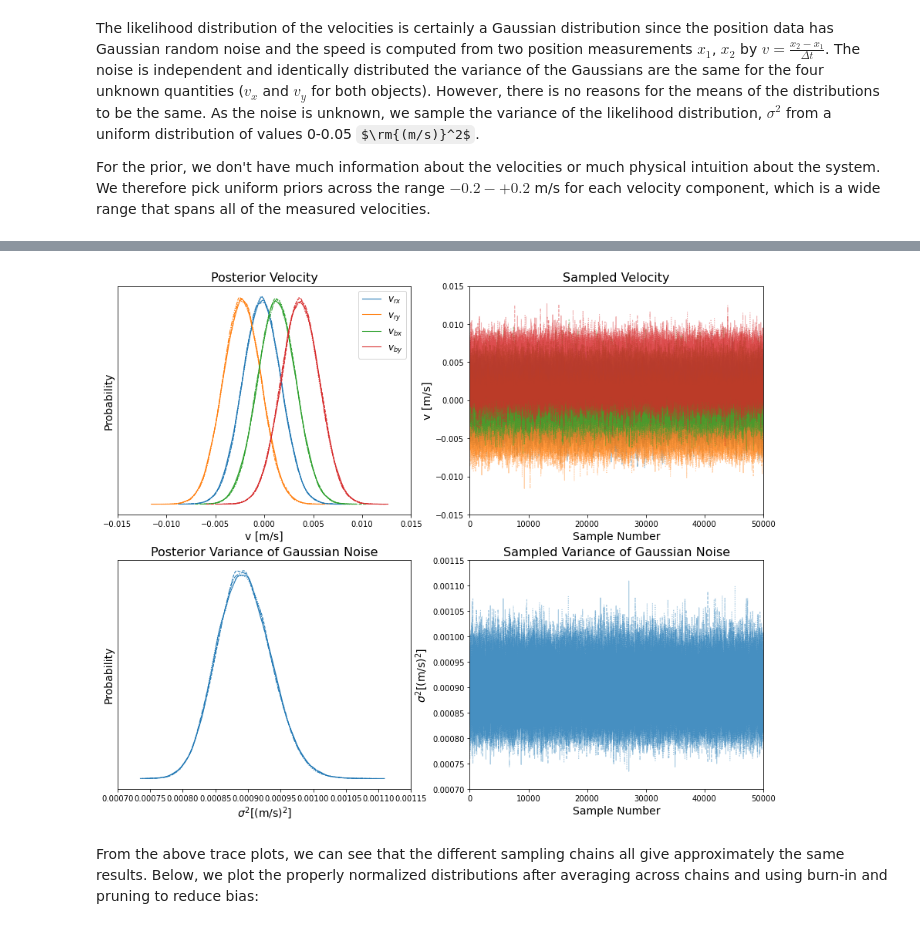
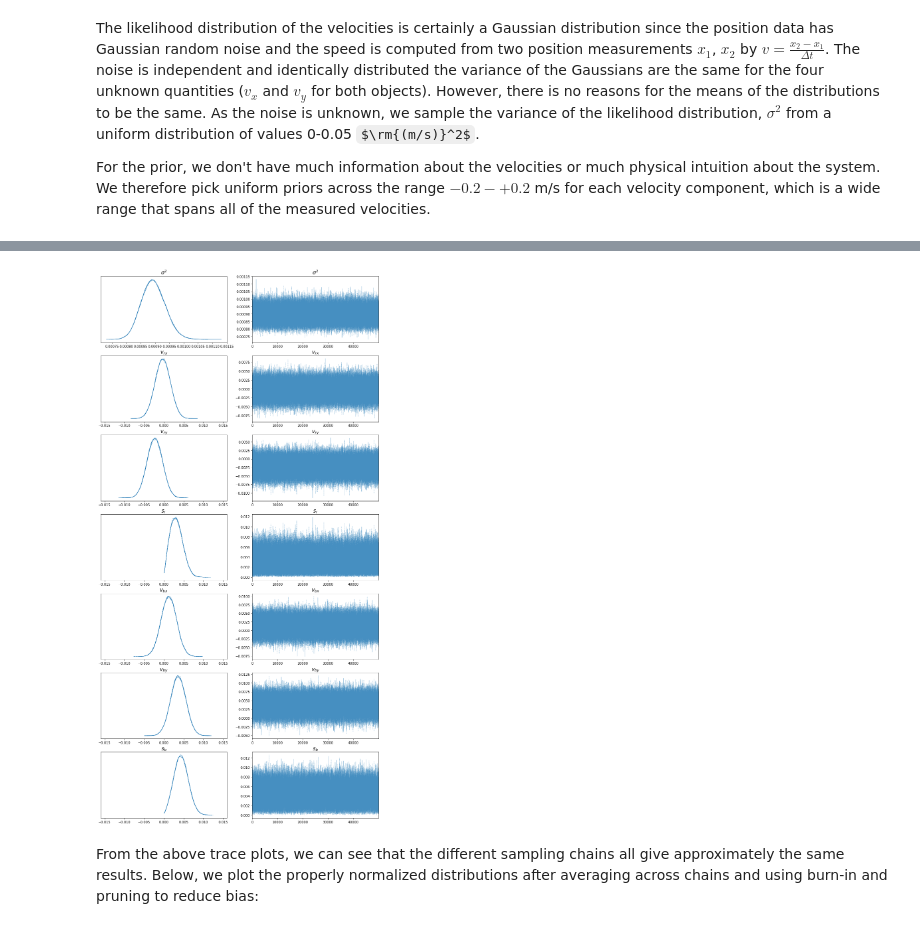
Before and after one commit to christianhbye/python_ay_250_hw, a Jupyter notebook: hw8/hw8.ipynb, the cells around one changed output, grey strips where cells are left out. Cells and saved outputs as stored; diff of their text form; code cells hidden in the pictures; some formulas as TeX source.

```diff
--- a/hw8/hw8.ipynb
+++ b/hw8/hw8.ipynb
@@ -104,38 +109,22 @@ class MultiTrace(builtins.object)
 # %%
-# Plot the posteriors
+# Plot the traces
 TITLE_SIZE = 16
-LABEL_SIZE = 14
 
 import arviz as az
 with model:
     axs = az.plot_trace(
         trace,
-        figsize=(15,12),
+        figsize=(15,30),
         legend=False,
     )
-    lines = axs[0, 0].get_lines()[::4]
-    axs[0, 0].legend(lines, ["$v_{rx}$", "$v_{ry}$", "$v_{bx}$", "$v_{by}$"], fontsize=12)
-    axs[0, 0].set_title("Posterior Velocity", fontsize=TITLE_SIZE)
-    axs[0, 0].set_xlabel("v [m/s]", fontsize=LABEL_SIZE)
-    axs[0, 0].set_ylabel("Probability", fontsize=LABEL_SIZE)
 
-    axs[0, 1].set_title("Sampled Velocity", fontsize=TITLE_SIZE)
-    axs[0, 1].set_xlabel("Sample Number", fontsize=LABEL_SIZE)
-    axs[0, 1].set_ylabel("v [m/s]", fontsize=LABEL_SIZE)
+    titles = ["$\\sigma^2$", "$v_{rx}$", "$v_{ry}$", "$s_r$", "$v_{bx}$", "$v_{by}$", "$s_b$"]
+    for i, t in enumerate(titles):
+        axs[i, 0].set_title(t, fontsize=TITLE_SIZE)
+        axs[i, 1].set_title(t, fontsize=TITLE_SIZE)
 
-
-    axs[1, 0].set_title("Posterior Variance of Gaussian Noise", fontsize=TITLE_SIZE)
-    axs[1, 0].set_xlabel("$\\sigma^2 [\\rm{(m/s)}^2]$", fontsize=LABEL_SIZE)
-    axs[1, 0].set_ylabel("Probability", fontsize=LABEL_SIZE)
-
-    axs[1, 1].set_title("Sampled Variance of Gaussian Noise", fontsize=TITLE_SIZE)
-    axs[1, 1].set_xlabel("Sample Number", fontsize=LABEL_SIZE)
-    axs[1, 1].set_ylabel("$\\sigma^2 [\\rm{(m/s)}^2]$", fontsize=LABEL_SIZE)
-
-    for ax in axs.flatten():
-        ax.set_xticks(ax.get_xticks(), fontsize=14)
-        ax.set_yticks(ax.get_yticks(), fontsize=14)
+    plt.setp(axs[1:, 0], xlim=(-0.016, 0.016))
 # %% [output]
-[figure, old version]
+[figure, new version]
 # %% [markdown]
 From the above trace plots, we can see that the different sampling chains all give approximately the same results. Below, we plot the properly normalized distributions after averaging across chains and using burn-in and pruning to reduce bias:
```
Also changed, not shown: parts of 11 cells of this notebook.
